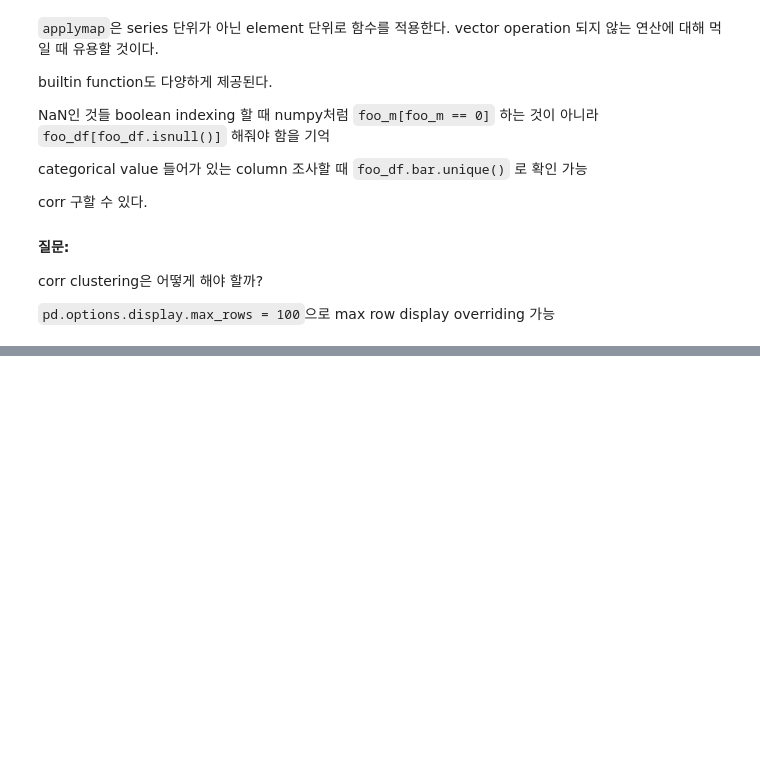
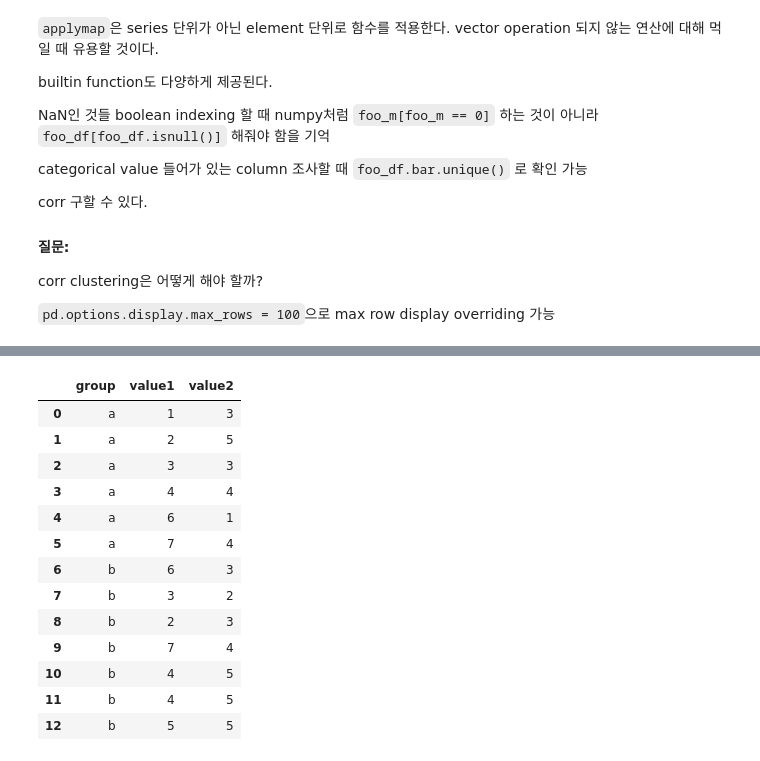
Before and after one commit to jaepil-choi/naver_ai_lectures, a Jupyter notebook: pandas_basics.ipynb, the cells around one changed output, grey strips where cells are left out. Drawn from its saved outputs; the diff is of its cells as text; code cells hidden in the pictures; blank space fills up the shorter version.

```diff
--- a/pandas_basics.ipynb
+++ b/pandas_basics.ipynb
@@ -117,0 +185,17 @@ corr clustering은 어떻게 해야 할까?
+# %%
+df
+# %% [output]
+|  | group | value1 | value2 |
+| 0 | a | 1 | 3 |
+| 1 | a | 2 | 5 |
+| 2 | a | 3 | 3 |
+| 3 | a | 4 | 4 |
+| 4 | a | 6 | 1 |
+| 5 | a | 7 | 4 |
+| 6 | b | 6 | 3 |
+| 7 | b | 3 | 2 |
+| 8 | b | 2 | 3 |
+| 9 | b | 7 | 4 |
+| 10 | b | 4 | 5 |
+| 11 | b | 4 | 5 |
+| 12 | b | 5 | 5 |
```
Also changed, not shown: parts of 11 cells of this notebook.
